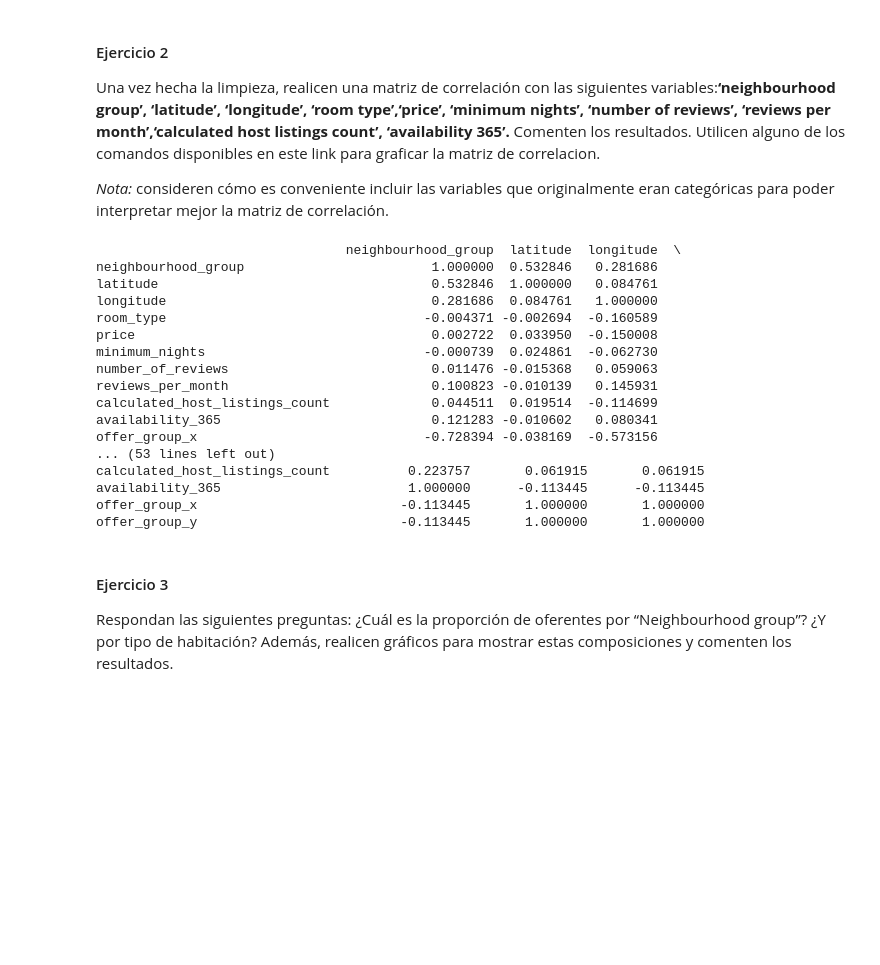
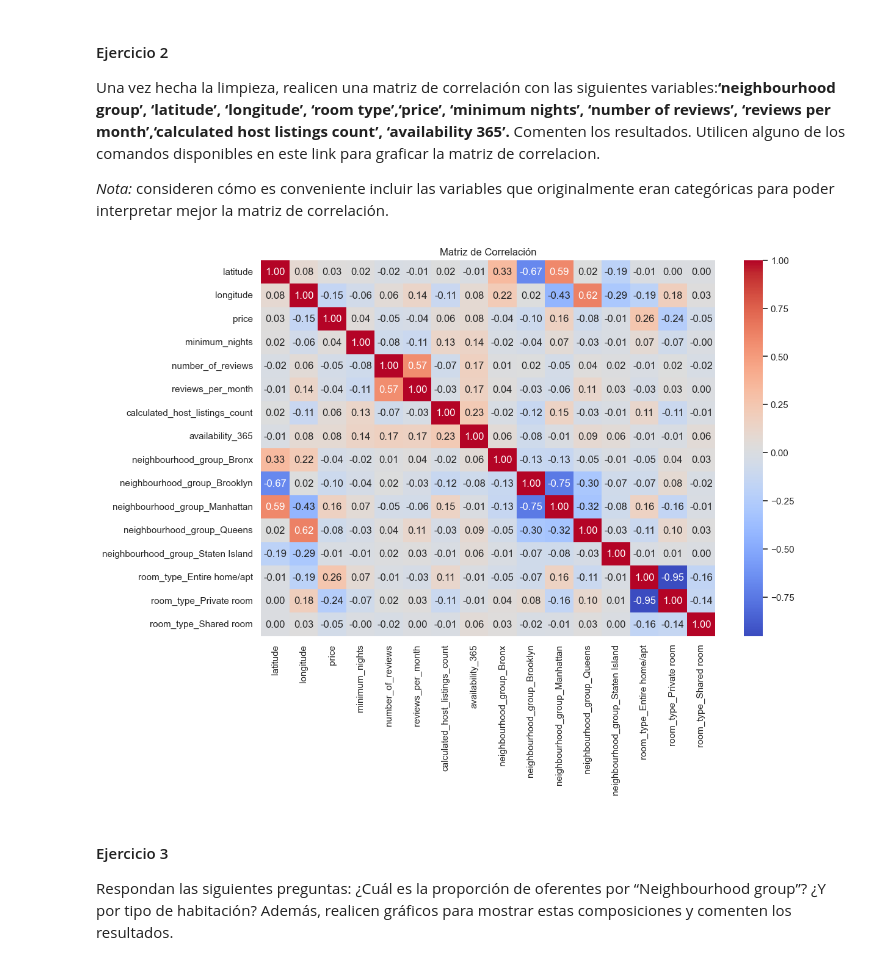
Before and after one commit to miligarofalo/CC408-T2-1, a Jupyter notebook: TP2/TP2.ipynb, the cells around one changed output. Cells and saved outputs as stored; diff of their text form; code cells hidden in the pictures; blank space fills up the shorter version.

```diff
--- a/TP2/TP2.ipynb
+++ b/TP2/TP2.ipynb
@@ -35,12 +35,14 @@ import pandas as pd
 import os # Exportamos este módulo para trabajar con carpetas
 import csv
 
+#Cargamos el archivo desde el directorio del GitHub
 base_dir = os.getcwd() # Construye la ruta relativa al archivo CSV desde el directorio actual
 csv_path = os.path.join(base_dir, 'Base Airbnb NY.csv')
 
 df_airbnb = pd.read_csv(csv_path)
-df_airbnb
 
+#Eliminamos valores duplicados y columnas que no son de interés
+df_airbnb.drop_duplicates(inplace=True)
 df_airbnb=df_airbnb.drop(columns=['id', 'name', 'host_id', 'host_name', 'neighbourhood', 'last_review'])
 df_airbnb.head(3)
 # %% [output]
@@ -98 +126,4 @@ NameError: name 'outliers_multiple_indices' is not defined
+# %%
+#Eliminamos outliers insignificantes (ver informe)
+df_airbnb = df_airbnb[df_airbnb['availability_365'] != -999]
 # %%
@@ -114,27 +152,3 @@ KeyError: "['offer_group'] not in index"
 Una vez hecha la limpieza, realicen una matriz de correlación con las siguientes variables:**‘neighbourhood group’, ‘latitude’, ‘longitude’, ‘room type’,‘price’, ‘minimum nights’, ‘number of reviews’, ‘reviews per month’,‘calculated host listings count’, ‘availability 365’.** Comenten los resultados. Utilicen alguno de los comandos disponibles en este link para graficar la matriz de correlacion.
 
 *Nota:* consideren cómo es conveniente incluir las variables que originalmente eran categóricas para poder interpretar mejor la matriz de correlación.
-# %%
-# Resolver acá
-# EL PROBLEMA DE ESTE ES QUE LAS VARIABLES ANTES CATEGORICAS AHORA NUMERICAS SE ORDENAN. HAY Q EVITAR ESO
-
- # Reemplaza con tus columnas numéricas
-print(df_airbnb.corr())
-# %% [output]
-                                neighbourhood_group  latitude  longitude  \
-neighbourhood_group                        1.000000  0.532846   0.281686
-latitude                                   0.532846  1.000000   0.084761
-longitude                                  0.281686  0.084761   1.000000
-room_type                                 -0.004371 -0.002694  -0.160589
-price                                      0.002722  0.033950  -0.150008
-minimum_nights                            -0.000739  0.024861  -0.062730
-number_of_reviews                          0.011476 -0.015368   0.059063
-reviews_per_month                          0.100823 -0.010139   0.145931
-calculated_host_listings_count             0.044511  0.019514  -0.114699
-availability_365                           0.121283 -0.010602   0.080341
-offer_group_x                             -0.728394 -0.038169  -0.573156
-... (53 lines left out)
-calculated_host_listings_count          0.223757       0.061915       0.061915
-availability_365                        1.000000      -0.113445      -0.113445
-offer_group_x                          -0.113445       1.000000       1.000000
-offer_group_y                          -0.113445       1.000000       1.000000
@@ -141,3 +160,17 @@ offer_group_y                          -0.113445       1.000000       1.000000
+# %%
+import seaborn as sns
+import matplotlib.pyplot as plt
+
+
+correlation_matrix = df_airbnb.loc[:, df_airbnb.columns != 'offer_group'].corr()
+
+
+plt.figure(figsize=(12, 8))
+sns.heatmap(correlation_matrix, annot=True, cmap='coolwarm', fmt=".2f")
+plt.title('Matriz de Correlación')
+plt.show()
+# %% [output]
+[figure, added]
 # %% [markdown]
 #### Ejercicio 3
 Respondan las siguientes preguntas: ¿Cuál es la proporción de oferentes por “Neighbourhood group”? ¿Y por tipo de habitación? Además, realicen gráficos para mostrar estas composiciones y comenten los resultados.
```
Also changed, not shown: parts of 23 cells of this notebook.
